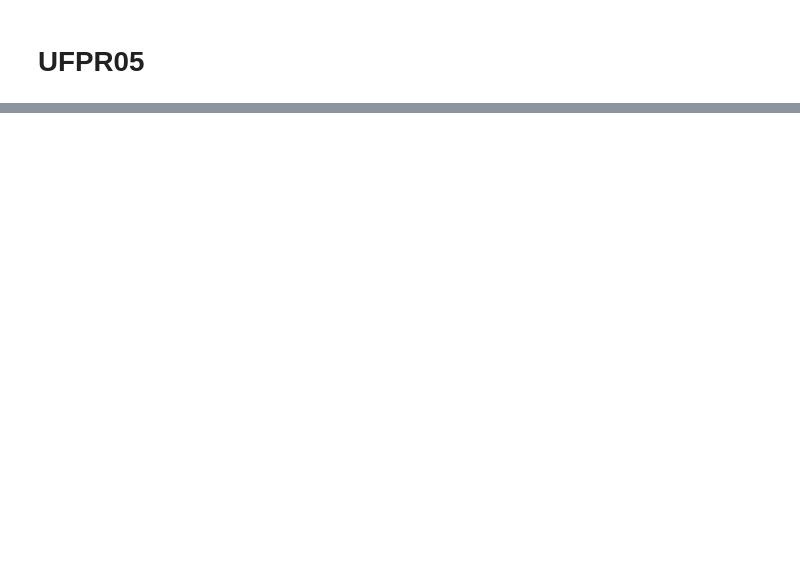
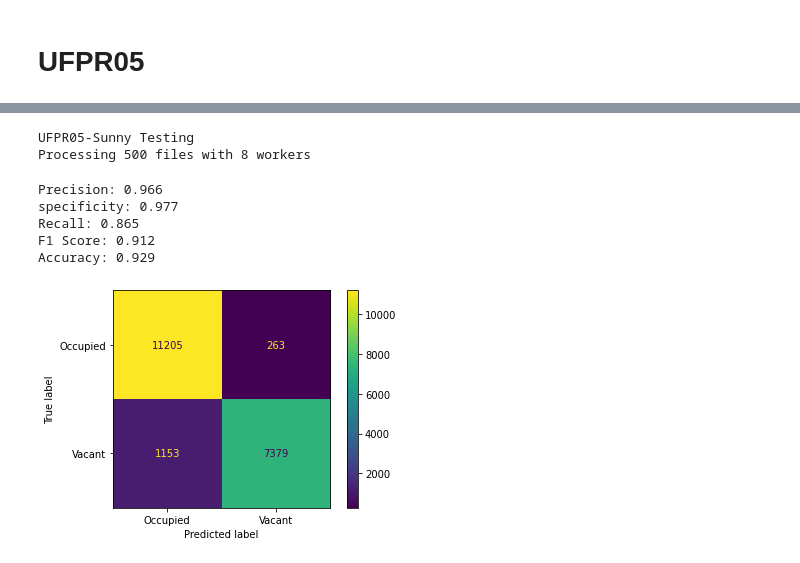
Before and after one commit to VisionPark/VisionParkDetect, a Jupyter notebook: vacantThresholdTest.ipynb, the cells around one changed output, grey strips where cells are left out. Cells and saved outputs as stored; diff of their text form; code cells hidden in the pictures; blank space fills up the shorter version.

```diff
--- a/vacantThresholdTest.ipynb
+++ b/vacantThresholdTest.ipynb
@@ -184,0 +431,16 @@ calculate_metrics(PARAMS_UFPR05, parking_id, weather_list, diff_threshold_list,
+# %%
+parking_id = 'UFPR05'
+training = False
+training_str = 'Training' if training else 'Testing'
+save_dst = 'E:\\OneDrive - UNIVERSIDAD DE HUELVA\\TFG\\VisionParkDetect\\test\\metrics\\'
+detection_params=DetectionParams()
+detection_params.diff_threshold = 40
+detection_params.vacant_threshold = 0.25
+detection_params.match_histograms = True
+
+weather_list = ['Sunny', 'Cloudy', 'Rainy']
+
+for weather in weather_list:
+    row_name = f'{parking_id}-{weather} {training_str}'
+    print(row_name)
+    metrics = test_parking(parking_id, weather, detection_params=detection_params, row_name=row_name, process_batch=True, training=training)
@@ -184,0 +472,25 @@ calculate_metrics(PARAMS_UFPR05, parking_id, weather_list, diff_threshold_list,
+# %%
+parking_id = 'UFPR05'
+training = False
+training_str = 'Training' if training else 'Testing'
+save_dst = 'E:\\OneDrive - UNIVERSIDAD DE HUELVA\\TFG\\VisionParkDetect\\test\\metrics\\'
+detection_params=DetectionParams()
+detection_params.diff_threshold = 40
+detection_params.vacant_threshold = 0.25
+detection_params.match_histograms = True
+
+weather_list = ['Sunny']
+
+for weather in weather_list:
+    row_name = f'{parking_id}-{weather} {training_str}'
+    print(row_name)
+    metrics = test_parking(parking_id, weather, detection_params=detection_params, row_name=row_name, process_batch=True, training=training)
+# %% [output]
+UFPR05-Sunny Testing
+Processing 500 files with 8 workers
+Precision: 0.966
+specificity: 0.977
+Recall: 0.865
+F1 Score: 0.912
+Accuracy: 0.929
+[figure, added]
```
Also changed, not shown: parts of 23 cells of this notebook, 14 other files.
